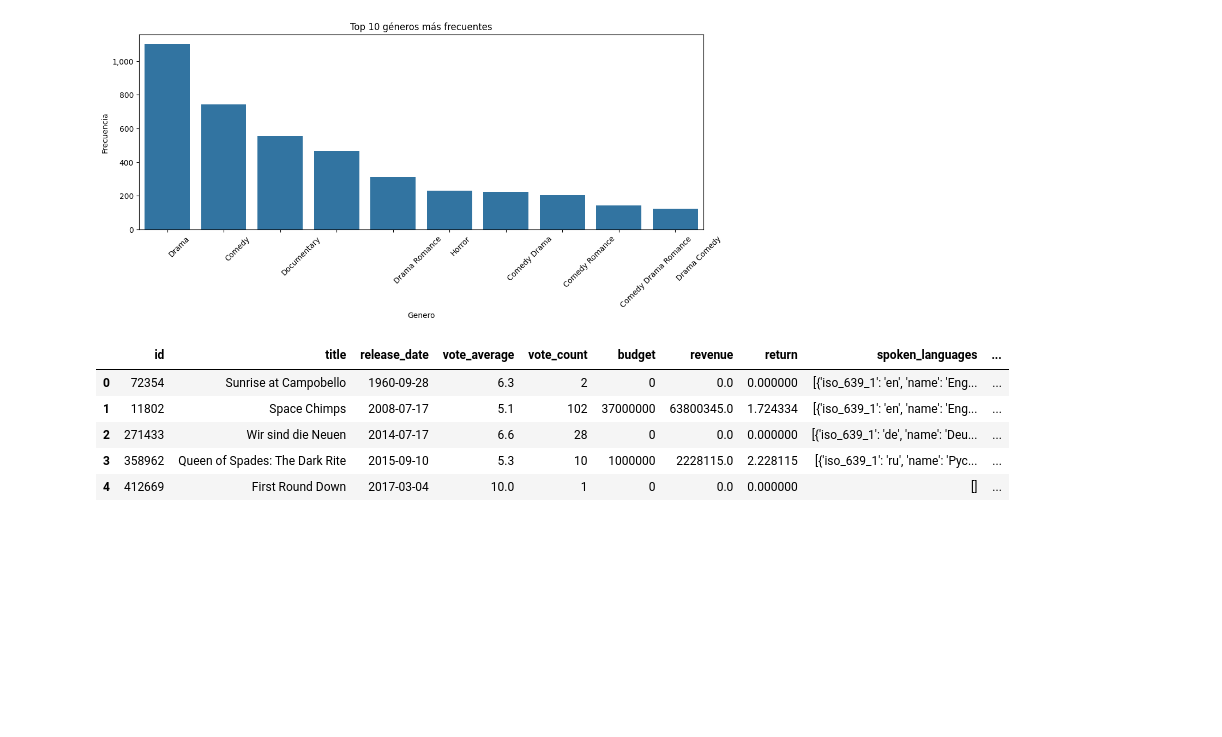
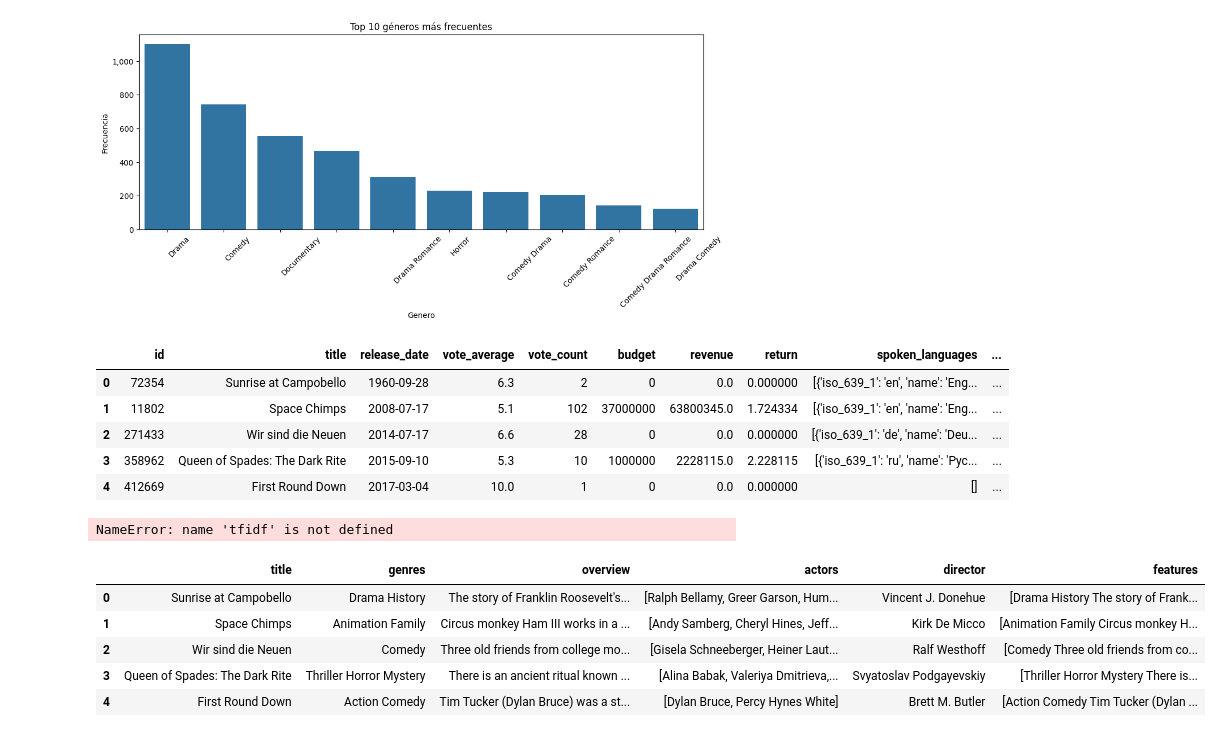
Before and after one commit to sebastiandiazro/MLOps_1, a Jupyter notebook: Notebooks/EDA.ipynb, the cells around one changed output. Saved outputs shown, nothing was run; the diff lists cells and outputs as text; code cells hidden in the pictures; blank space fills up the shorter version.

```diff
--- a/Notebooks/EDA.ipynb
+++ b/Notebooks/EDA.ipynb
@@ -206,5 +209,18 @@ df_recomendacion = df_combined[['title', 'genres', 'overview', 'actors', 'direct
 # %%
 #Combino las características en una sola columna
 df_recomendacion['features'] = df_recomendacion['genres'] + ' ' + df_recomendacion['overview'] + ' ' + df_recomendacion['actors'] + ' ' + df_recomendacion['director']
+# %%
+tfidf_matriz = tfidf.fit_transform(df_recomendacion['features'].astype(str))
+# %% [output]
+NameError: name 'tfidf' is not defined
 # %%
 df_recomendacion.to_parquet(r'c:\Users\Usuario\Desktop\Henry curso\Proyecto 1\Datasets\df_recomendacion.parquet', index=False)
+# %%
+df_recomendacion.head(5)
+# %% [output]
+|  | title | genres | overview | actors | director | features |
+| 0 | Sunrise at Campobello | Drama History | The story of Franklin Roosevelt's... | [Ralph Bellamy, Greer Garson, Hum... | Vincent J. Donehue | [Drama History The story of Frank... |
+| 1 | Space Chimps | Animation Family | Circus monkey Ham III works in a ... | [Andy Samberg, Cheryl Hines, Jeff... | Kirk De Micco | [Animation Family Circus monkey H... |
+| 2 | Wir sind die Neuen | Comedy | Three old friends from college mo... | [Gisela Schneeberger, Heiner Laut... | Ralf Westhoff | [Comedy Three old friends from co... |
+| 3 | Queen of Spades: The Dark Rite | Thriller Horror Mystery | There is an ancient ritual known ... | [Alina Babak, Valeriya Dmitrieva,... | Svyatoslav Podgayevskiy | [Thriller Horror Mystery There is... |
+| 4 | First Round Down | Action Comedy | Tim Tucker (Dylan Bruce) was a st... | [Dylan Bruce, Percy Hynes White] | Brett M. Butler | [Action Comedy Tim Tucker (Dylan ... |
```
Also changed, not shown: parts of 2 cells of this notebook.
